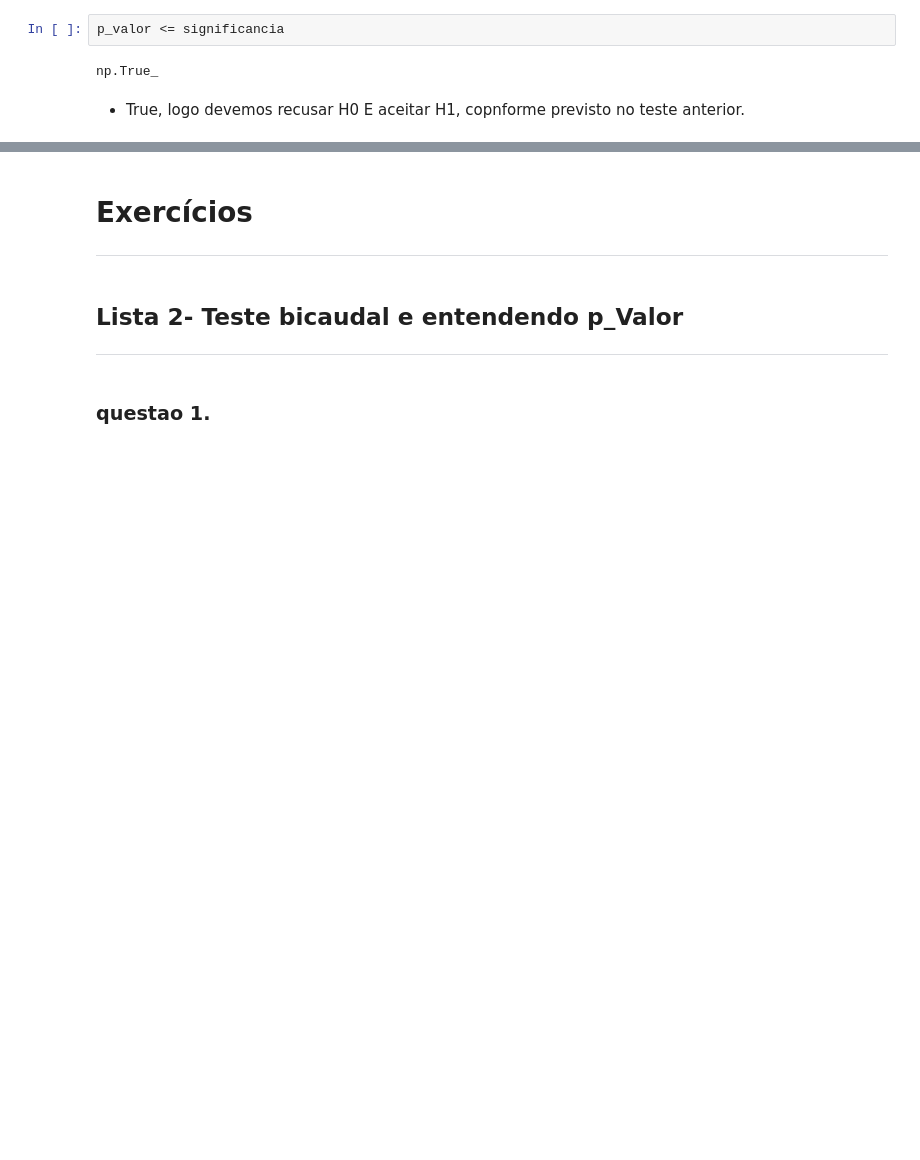
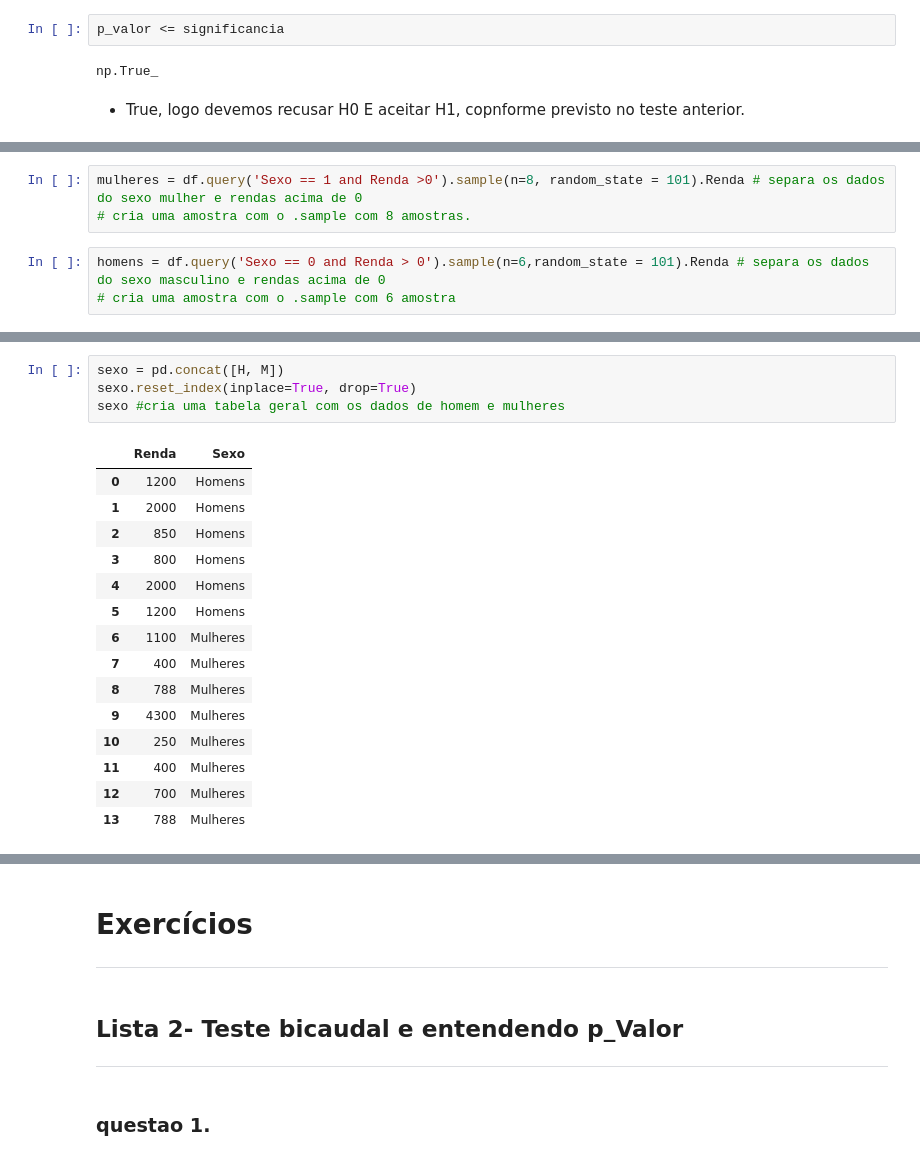
Before and after one commit to JonasSouza871/Machine-Learning-Statistics-Studies, a Jupyter notebook: Testes_de_Hipóteses.ipynb, the cells around one changed output, grey strips where cells are left out. Cells and saved outputs as stored; diff of their text form; blank space fills up the shorter version.

```diff
--- a/Testes_de_Hipóteses.ipynb
+++ b/Testes_de_Hipóteses.ipynb
@@ -767,0 +779,6 @@ np.True_
+# %%
+mulheres = df.query('Sexo == 1 and Renda >0').sample(n=8, random_state = 101).Renda # separa os dados do sexo mulher e rendas acima de 0
+# cria uma amostra com o .sample com 8 amostras.
+# %%
+homens = df.query('Sexo == 0 and Renda > 0').sample(n=6,random_state = 101).Renda # separa os dados do sexo masculino e rendas acima de 0
+# cria uma amostra com o .sample com 6 amostra
@@ -767,0 +827,20 @@ np.True_
+# %%
+sexo = pd.concat([H, M])
+sexo.reset_index(inplace=True, drop=True)
+sexo #cria uma tabela geral com os dados de homem e mulheres
+# %% [output]
+|  | Renda | Sexo |
+| 0 | 1200 | Homens |
+| 1 | 2000 | Homens |
+| 2 | 850 | Homens |
+| 3 | 800 | Homens |
+| 4 | 2000 | Homens |
+| 5 | 1200 | Homens |
+| 6 | 1100 | Mulheres |
+| 7 | 400 | Mulheres |
+| 8 | 788 | Mulheres |
+| 9 | 4300 | Mulheres |
+| 10 | 250 | Mulheres |
+| 11 | 400 | Mulheres |
+| 12 | 700 | Mulheres |
+| 13 | 788 | Mulheres |
```
Also changed, not shown: parts of 32 cells of this notebook.
